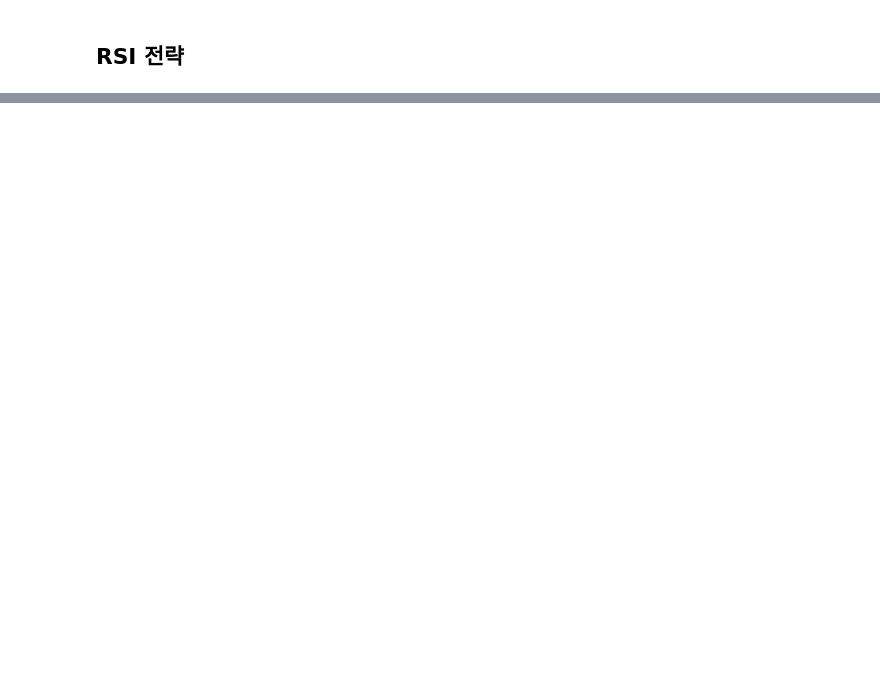
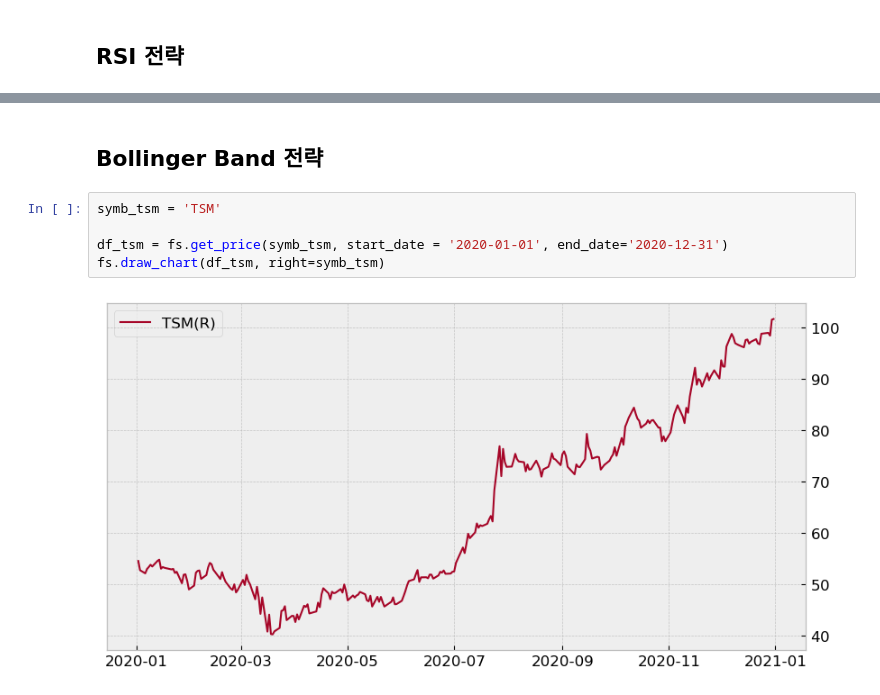
Before and after one commit to djimme/finterstellarDJ, a Jupyter notebook: Quant ch3.ipynb, the cells around one changed output, grey strips where cells are left out. Cells and saved outputs as stored; diff of their text form; blank space fills up the shorter version.

```diff
--- a/Quant ch3.ipynb
+++ b/Quant ch3.ipynb
@@ -239,0 +61,9 @@ fs.draw_trade_results(df_vz)
+# %% [markdown]
+## Bollinger Band 전략
+# %%
+symb_tsm = 'TSM'
+
+df_tsm = fs.get_price(symb_tsm, start_date = '2020-01-01', end_date='2020-12-31')
+fs.draw_chart(df_tsm, right=symb_tsm)
+# %% [output]
+[figure, added]
```
Also changed, not shown: parts of 24 cells of this notebook.
